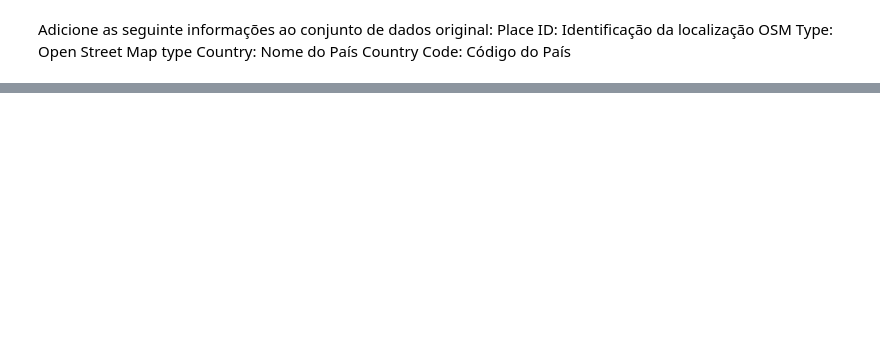
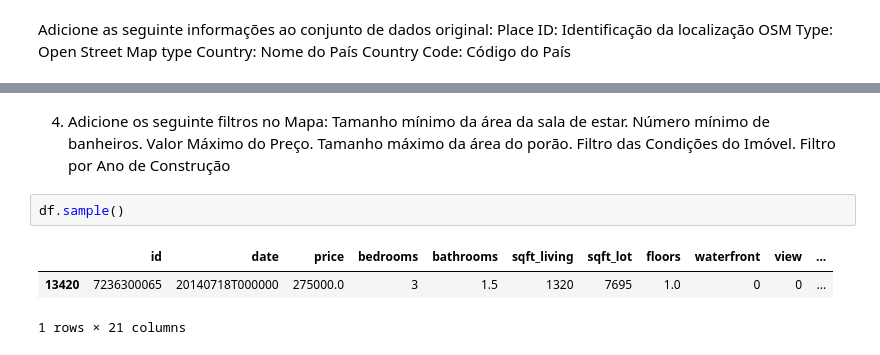
Before and after one commit to guiaraujofreitas/python_do_zero, a Jupyter notebook: Exercícios_07.ipynb, the cells around one changed output, grey strips where cells are left out. Cells and saved outputs as stored; diff of their text form; blank space fills up the shorter version.

```diff
--- a/Exercícios_07.ipynb
+++ b/Exercícios_07.ipynb
@@ -127,0 +127,14 @@ response.raw
+# %% [markdown]
+4. Adicione os seguinte filtros no Mapa:
+    Tamanho mínimo da área da sala de estar.
+    Número mínimo de banheiros.
+    Valor Máximo do Preço.
+    Tamanho máximo da área do porão.
+    Filtro das Condições do Imóvel.
+    Filtro por Ano de Construção
+# %%
+df.sample()
+# %% [output]
+|  | id | date | price | bedrooms | bathrooms | sqft_living | sqft_lot | floors | waterfront | view | ... |
+| 13420 | 7236300065 | 20140718T000000 | 275000.0 | 3 | 1.5 | 1320 | 7695 | 1.0 | 0 | 0 | ... |
+1 rows × 21 columns
```
Also changed, not shown: parts of 14 cells of this notebook, 1 other file.
